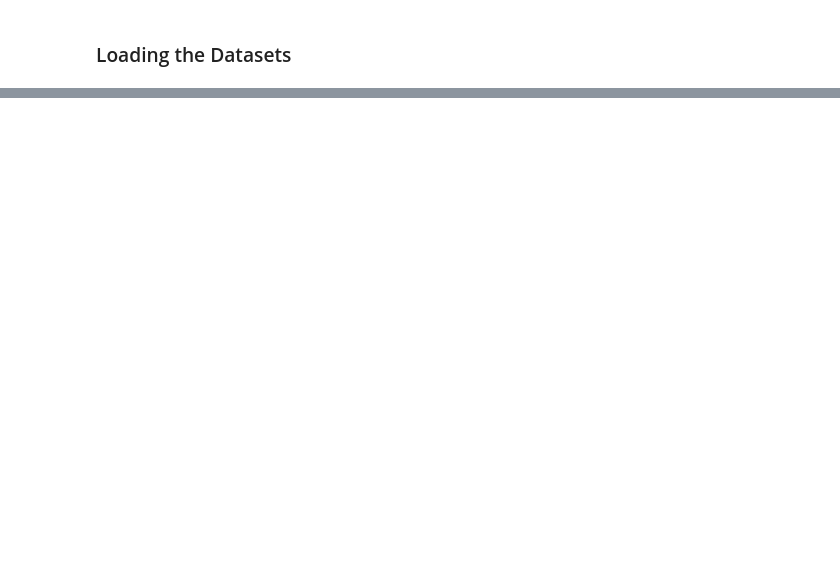
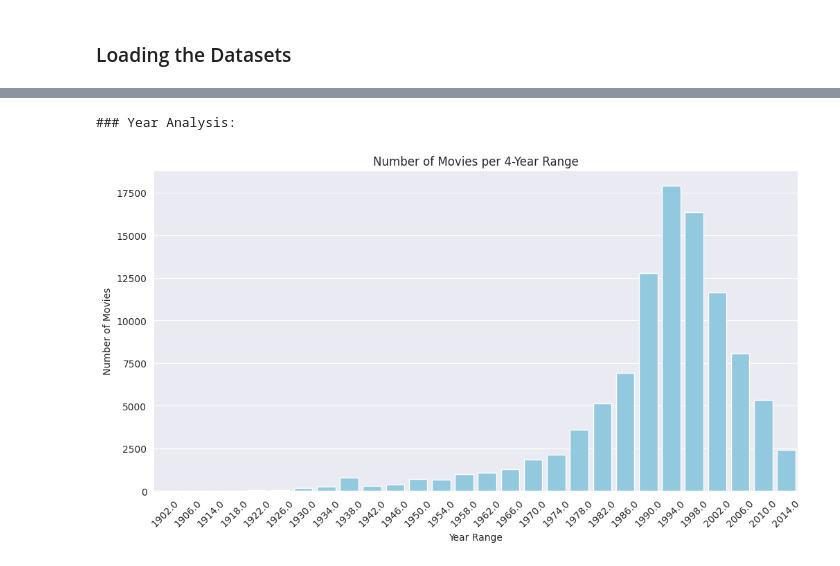
Before and after one commit to gregorymikuro/MovieLens-Recommendations-System, a Jupyter notebook: main.ipynb, the cells around one changed output, grey strips where cells are left out. Saved outputs shown, nothing was run; the diff lists cells and outputs as text; code cells hidden in the pictures; blank space fills up the shorter version.

```diff
--- a/main.ipynb
+++ b/main.ipynb
@@ -603,0 +491,5 @@ Name: title, dtype: object
+# %%
+eda.analyze_years()
+# %% [output]
+### Year Analysis:
+[figure, added]
```
Also changed, not shown: parts of 126 cells of this notebook, 3 other files.
